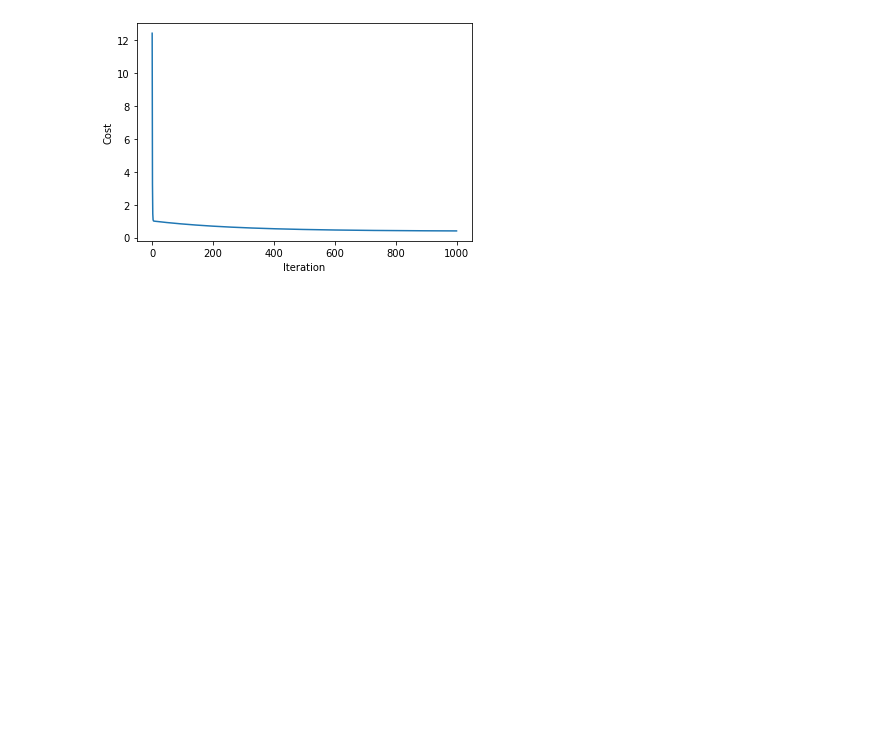
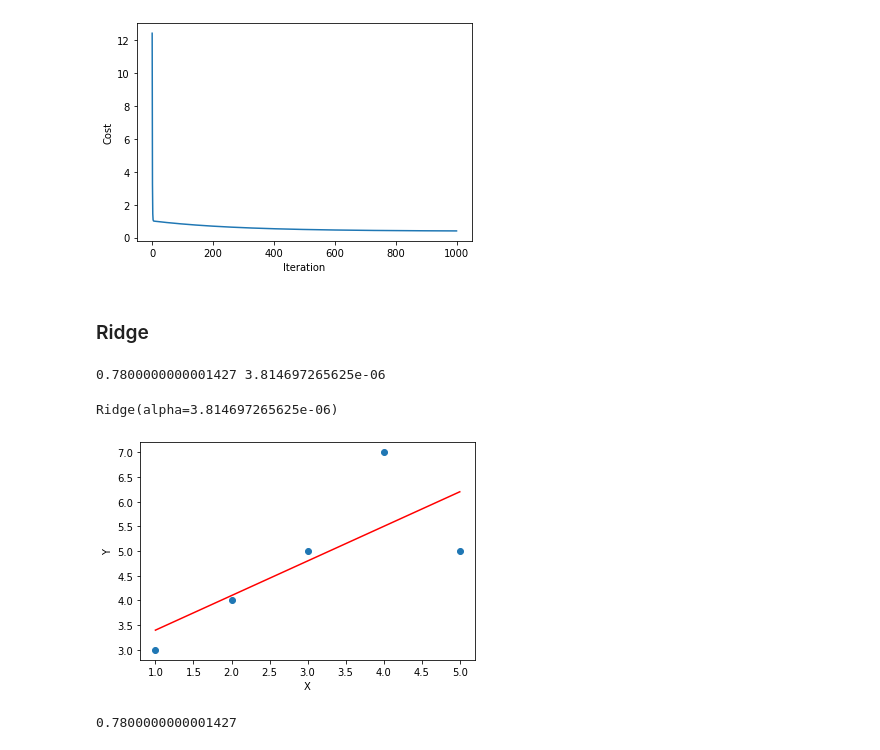
Before and after one commit to Akhilendra01/Machine-Learning-Labs, a Jupyter notebook: 1/1.2.ipynb, the cells around one changed output. Saved outputs shown, nothing was run; the diff lists cells and outputs as text; code cells hidden in the pictures; blank space fills up the shorter version.

Commit message:
ridge redularisation

```diff
--- a/1/1.2.ipynb
+++ b/1/1.2.ipynb
@@ -11,7 +11,7 @@ def gradient_descent(X, y, learing_rate=0.01, iterations=1000):
         y_pred=a+b*X
         error=y_pred-y
         a=a-learing_rate*sum(error)/m
-        b=b-learing_rate*sum(error*X)
+        b=b-learing_rate*error.dot(X)
         cost=(1/(2*m))*sum(error**2)
         costs.append(cost)
     return a, b, costs
@@ -65,3 +65,55 @@ plt.ylabel("Cost")
 plt.show()
 # %% [output]
 [figure]
+# %% [markdown]
+### Ridge
+# %%
+def Regularization(X, Y):
+    from sklearn.linear_model import Ridge
+
+    alphas = np.array([2**i for i in range(-18, 51, 2)])
+
+    best_mse, best_alpha = float("inf"), None
+
+    from sklearn.metrics import mean_squared_error
+
+    for alpha in alphas:
+        regressor = Ridge(alpha=alpha)
+        regressor.fit(X, Y)
+        y_pred = regressor.predict(X)
+        mse = mean_squared_error(Y, y_pred)
+
+        if mse < best_mse:
+            best_mse, best_alpha = mse, alpha
+    return np.array([best_mse, best_alpha])
+# %%
+X=X.reshape(-1, 1)
+Y=Y.reshape(-1, 1)
+mse, alpha=Regularization(X, Y)
+# %%
+print(mse, alpha)
+# %% [output]
+0.7800000000001427 3.814697265625e-06
+# %%
+from sklearn.linear_model import Ridge
+
+regressor=Ridge(alpha=alpha)
+regressor.fit(X, Y)
+# %% [output]
+Ridge(alpha=3.814697265625e-06)
+# %%
+import matplotlib.pyplot as plt
+
+plt.scatter(X, Y)
+plt.plot(X, regressor.predict(X), color="red")
+plt.xlabel("X")
+plt.ylabel("Y")
+plt.show()
+# %% [output]
+[figure, added]
+# %%
+from sklearn.metrics import mean_squared_error
+mse=mean_squared_error(Y, regressor.predict(X))
+print(mse)
+# %% [output]
+0.7800000000001427
```
Also changed, not shown: 6 other files.
